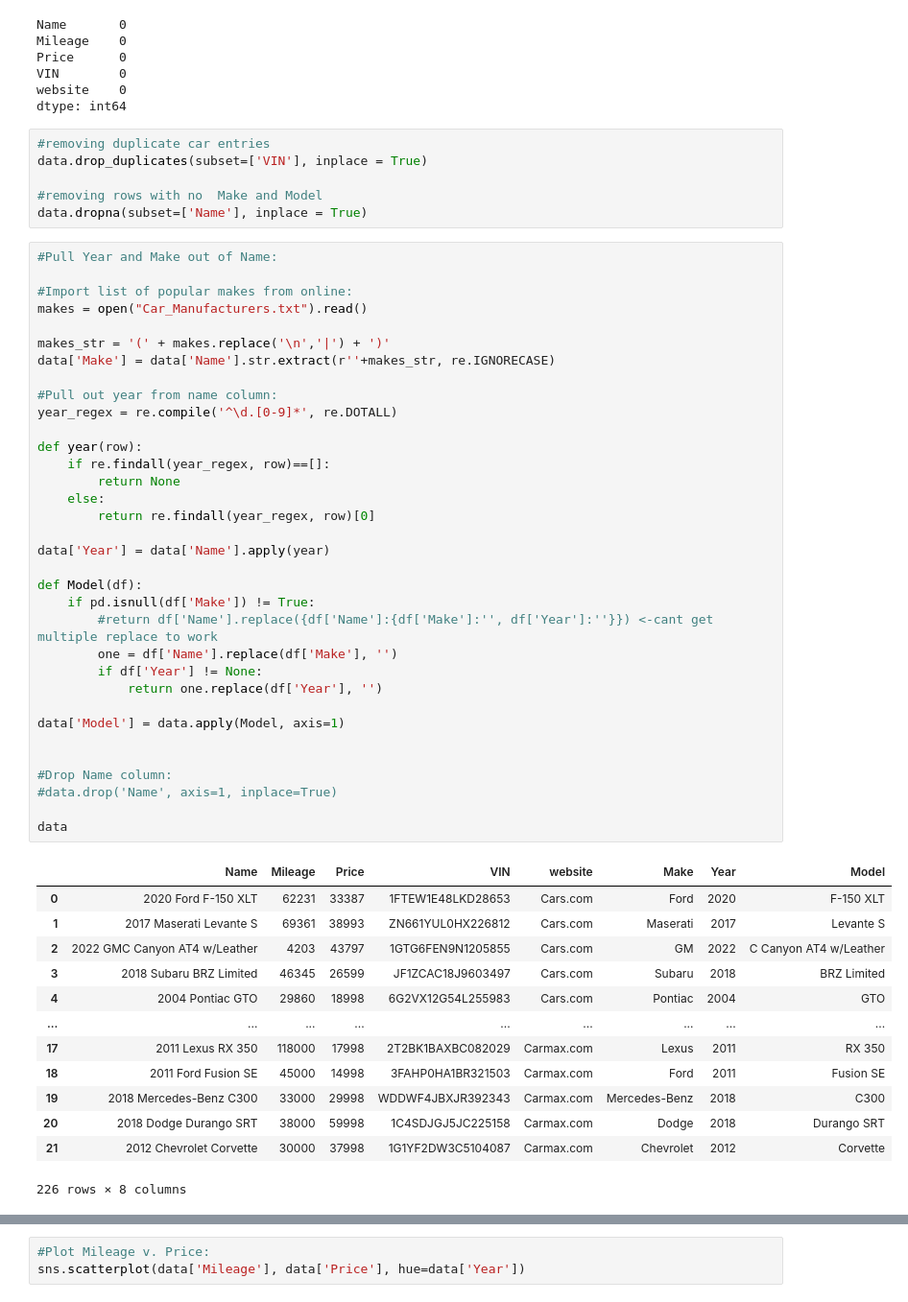
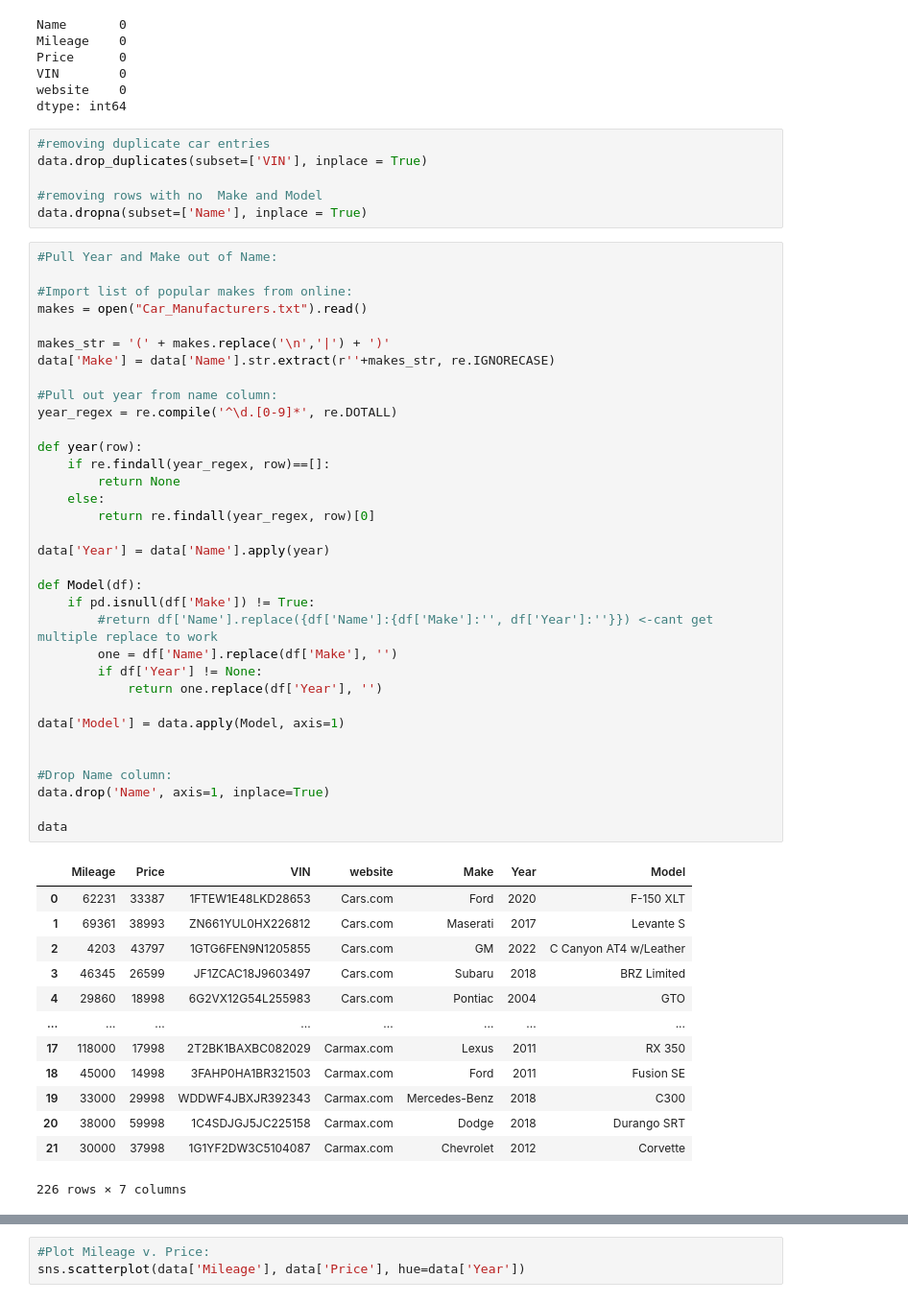
Before and after one commit to spooknewt/tools1_project_TG_AM, a Jupyter notebook: used_cars_project.ipynb, the cells around one changed output, grey strips where cells are left out. Shown at 96% size. Cells and saved outputs as stored; diff of their text form.

```diff
--- a/used_cars_project.ipynb
+++ b/used_cars_project.ipynb
@@ -298,12 +298,12 @@ Price      0
 VIN        0
 website    0
 dtype: int64
-# %%
-#removing duplicate car entries
-data.drop_duplicates(subset=['VIN'], inplace = True)
-
-#removing rows with no  Make and Model
-data.dropna(subset=['Name'], inplace = True)
+# %%
+#removing duplicate car entries
+data.drop_duplicates(subset=['VIN'], inplace = True)
+
+#removing rows with no  Make and Model
+data.dropna(subset=['Name'], inplace = True)
 # %%
 #Pull Year and Make out of Name:
 
@@ -311,47 +311,47 @@ data.dropna(subset=['Name'], inplace = True)
 makes = open("Car_Manufacturers.txt").read()
 
 makes_str = '(' + makes.replace('\n','|') + ')'
 data['Make'] = data['Name'].str.extract(r''+makes_str, re.IGNORECASE)
 
 #Pull out year from name column:
 year_regex = re.compile('^\d.[0-9]*', re.DOTALL)
 
 def year(row):
     if re.findall(year_regex, row)==[]:
         return None
     else:
         return re.findall(year_regex, row)[0]
 
 data['Year'] = data['Name'].apply(year)
 
 def Model(df):
     if pd.isnull(df['Make']) != True:
         #return df['Name'].replace({df['Name']:{df['Make']:'', df['Year']:''}}) <-cant get multiple replace to work
         one = df['Name'].replace(df['Make'], '')
         if df['Year'] != None:
             return one.replace(df['Year'], '')
 
 data['Model'] = data.apply(Model, axis=1)
 
 
 #Drop Name column:
-#data.drop('Name', axis=1, inplace=True)
+data.drop('Name', axis=1, inplace=True)
 
 data
 # %% [output]
-|  | Name | Mileage | Price | VIN | website | Make | Year | Model |
-| 0 | 2020 Ford F-150 XLT | 62231 | 33387 | 1FTEW1E48LKD28653 | Cars.com | Ford | 2020 | F-150 XLT |
-| 1 | 2017 Maserati Levante S | 69361 | 38993 | ZN661YUL0HX226812 | Cars.com | Maserati | 2017 | Levante S |
-| 2 | 2022 GMC Canyon AT4 w/Leather | 4203 | 43797 | 1GTG6FEN9N1205855 | Cars.com | GM | 2022 | C Canyon AT4 w/Leather |
-| 3 | 2018 Subaru BRZ Limited | 46345 | 26599 | JF1ZCAC18J9603497 | Cars.com | Subaru | 2018 | BRZ Limited |
-| 4 | 2004 Pontiac GTO | 29860 | 18998 | 6G2VX12G54L255983 | Cars.com | Pontiac | 2004 | GTO |
-| ... | ... | ... | ... | ... | ... | ... | ... | ... |
-| 17 | 2011 Lexus RX 350 | 118000 | 17998 | 2T2BK1BAXBC082029 | Carmax.com | Lexus | 2011 | RX 350 |
-| 18 | 2011 Ford Fusion SE | 45000 | 14998 | 3FAHP0HA1BR321503 | Carmax.com | Ford | 2011 | Fusion SE |
-| 19 | 2018 Mercedes-Benz C300 | 33000 | 29998 | WDDWF4JBXJR392343 | Carmax.com | Mercedes-Benz | 2018 | C300 |
-| 20 | 2018 Dodge Durango SRT | 38000 | 59998 | 1C4SDJGJ5JC225158 | Carmax.com | Dodge | 2018 | Durango SRT |
-| 21 | 2012 Chevrolet Corvette | 30000 | 37998 | 1G1YF2DW3C5104087 | Carmax.com | Chevrolet | 2012 | Corvette |
+|  | Mileage | Price | VIN | website | Make | Year | Model |
+| 0 | 62231 | 33387 | 1FTEW1E48LKD28653 | Cars.com | Ford | 2020 | F-150 XLT |
+| 1 | 69361 | 38993 | ZN661YUL0HX226812 | Cars.com | Maserati | 2017 | Levante S |
+| 2 | 4203 | 43797 | 1GTG6FEN9N1205855 | Cars.com | GM | 2022 | C Canyon AT4 w/Leather |
+| 3 | 46345 | 26599 | JF1ZCAC18J9603497 | Cars.com | Subaru | 2018 | BRZ Limited |
+| 4 | 29860 | 18998 | 6G2VX12G54L255983 | Cars.com | Pontiac | 2004 | GTO |
+| ... | ... | ... | ... | ... | ... | ... | ... |
+| 17 | 118000 | 17998 | 2T2BK1BAXBC082029 | Carmax.com | Lexus | 2011 | RX 350 |
+| 18 | 45000 | 14998 | 3FAHP0HA1BR321503 | Carmax.com | Ford | 2011 | Fusion SE |
+| 19 | 33000 | 29998 | WDDWF4JBXJR392343 | Carmax.com | Mercedes-Benz | 2018 | C300 |
+| 20 | 38000 | 59998 | 1C4SDJGJ5JC225158 | Carmax.com | Dodge | 2018 | Durango SRT |
+| 21 | 30000 | 37998 | 1G1YF2DW3C5104087 | Carmax.com | Chevrolet | 2012 | Corvette |
-226 rows × 8 columns
+226 rows × 7 columns
 # %%
 data.isna().sum()
 #data.Name.unique()
```
Also changed, not shown: parts of 9 cells of this notebook.
